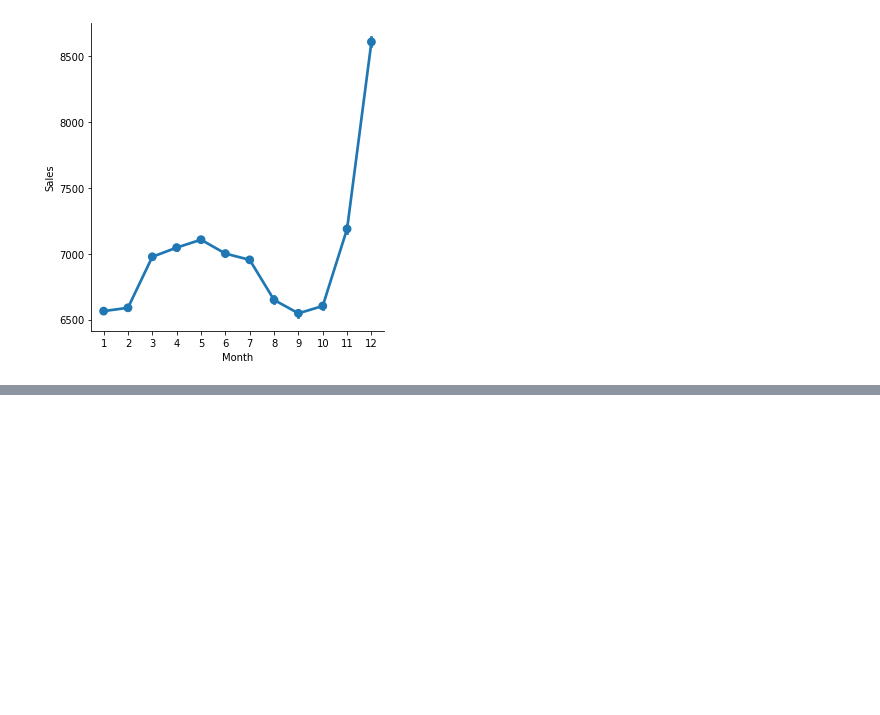
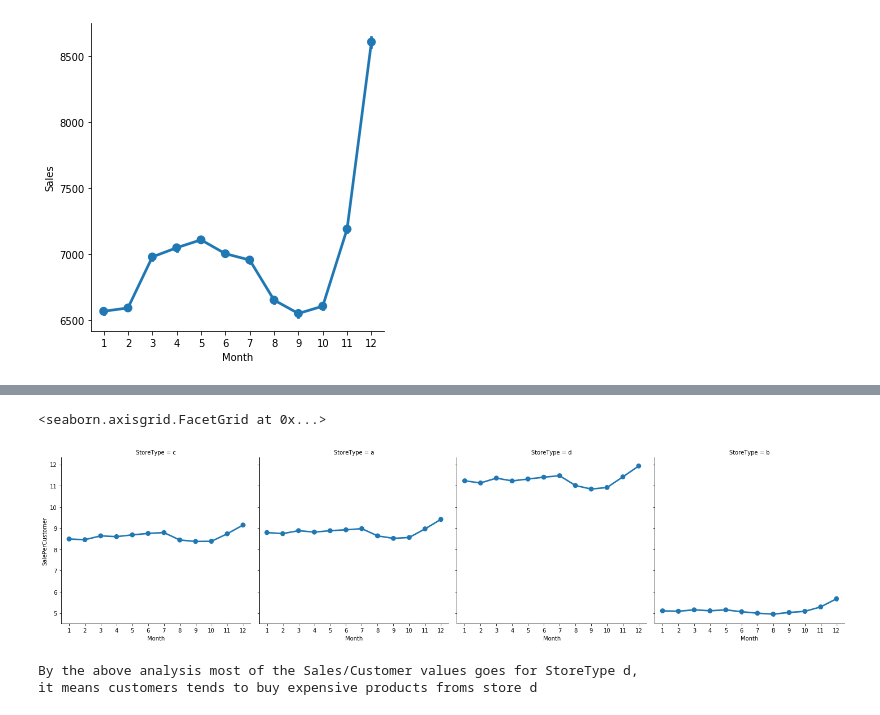
Before and after one commit to AbdurRehman1234/FYPSalesforecasting, a Jupyter notebook: project.ipynb, the cells around one changed output, grey strips where cells are left out. Saved outputs shown, nothing was run; the diff lists cells and outputs as text; code cells hidden in the pictures; blank space fills up the shorter version.

```diff
--- a/project.ipynb
+++ b/project.ipynb
@@ -161,0 +209,12 @@ sns.factorplot(data = tr_st, x = 'Month', y='Sales')
+# %%
+#salespercustomer graph
+sns.factorplot(data = tr_st, x="Month", y="SalePerCustomer", col="StoreType")
+# %% [output]
+<seaborn.axisgrid.FacetGrid at 0x...>
+[figure, added]
+# %%
+print("""By the above analysis most of the Sales/Customer values goes for StoreType d,
+it means customers tends to buy expensive products froms store d""")
+# %% [output]
+By the above analysis most of the Sales/Customer values goes for StoreType d,
+it means customers tends to buy expensive products froms store d
```
Also changed, not shown: parts of 10 cells of this notebook, 2 other files.
